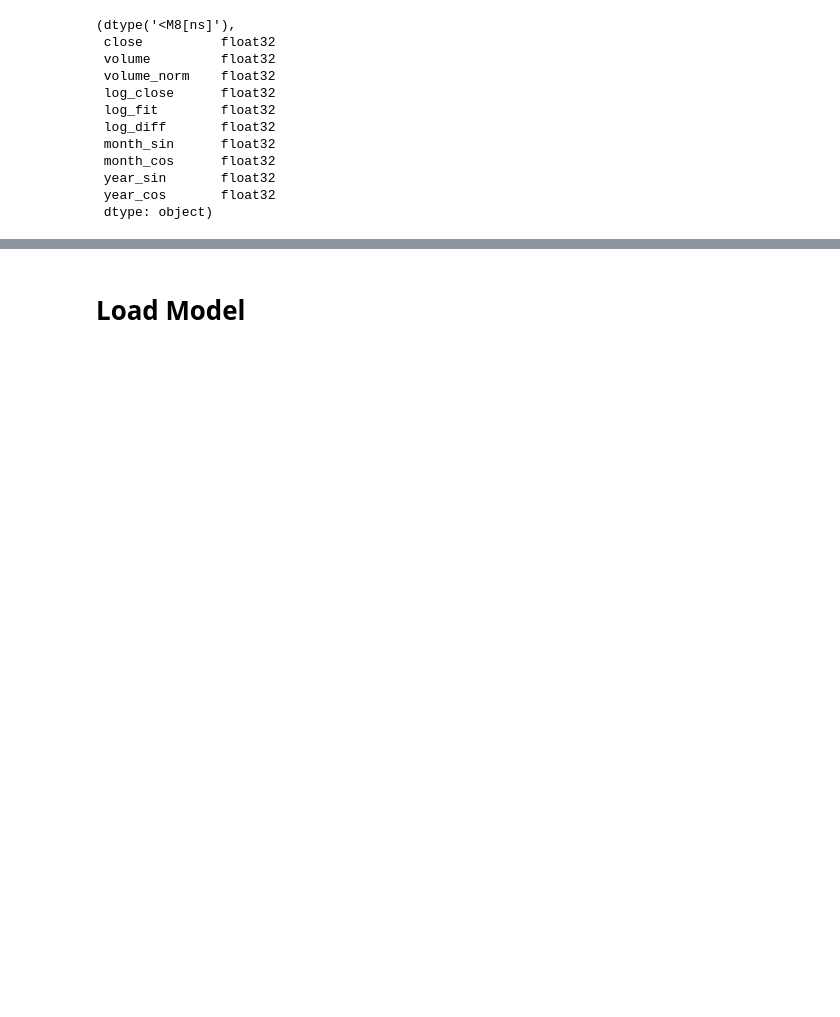
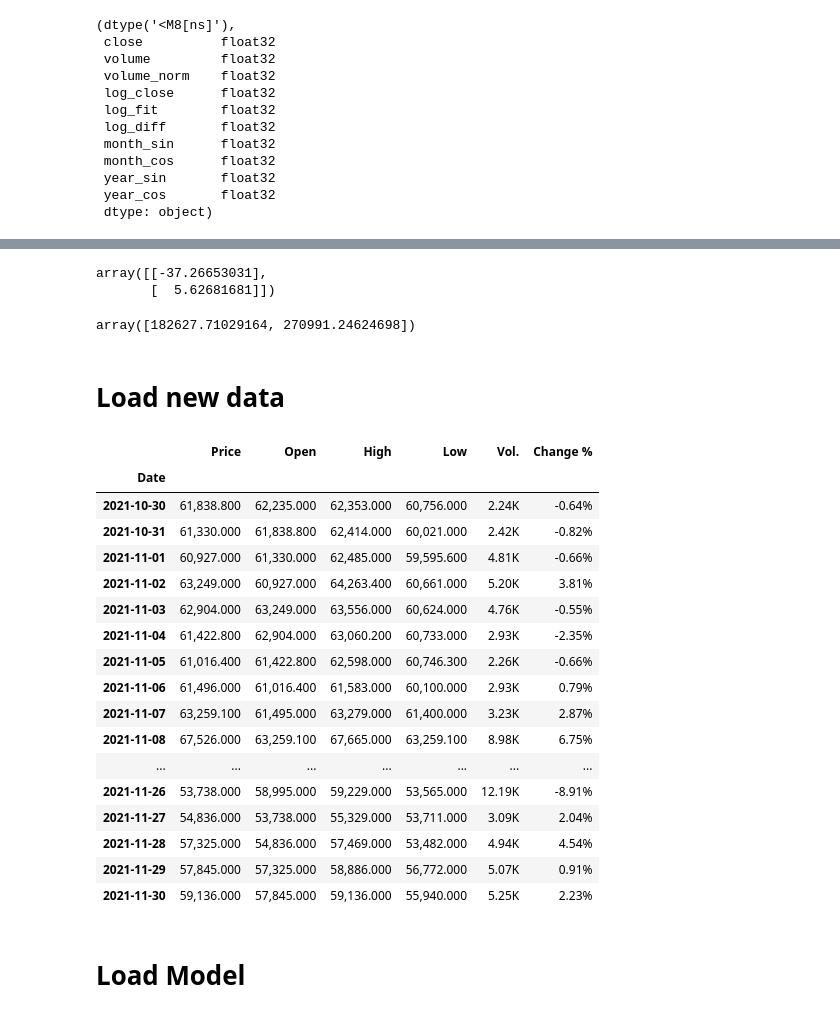
Before and after one commit to FreeLike76/KpiDataScience, a Jupyter notebook: Lab5/ds5_load_forecast.ipynb, the cells around one changed output, grey strips where cells are left out. Saved outputs shown, nothing was run; the diff lists cells and outputs as text; code cells hidden in the pictures; blank space fills up the shorter version.

```diff
--- a/Lab5/ds5_load_forecast.ipynb
+++ b/Lab5/ds5_load_forecast.ipynb
@@ -59,0 +61,11 @@ features = ["volume_norm", "log_diff", "month_sin", "month_cos", "year_sin", "ye
+# %%
+log_fit_coef = np.load("saved_params/log_fit_coef.npy")
+log_fit_coef
+# %% [output]
+array([[-37.26653031],
+       [  5.62681681]])
+# %%
+vol_mean_std = np.load("saved_params/volume_mean_std.npy")
+vol_mean_std
+# %% [output]
+array([182627.71029164, 270991.24624698])
@@ -60,3 +78,42 @@ features = ["volume_norm", "log_diff", "month_sin", "month_cos", "year_sin", "ye
+# %% [markdown]
+# Load new data
+# %%
+url = "https://www.investing.com/crypto/bitcoin/btc-usd-historical-data"
+
+header = {
+  "User-Agent": "Mozilla/5.0 (X11; Linux x86_64) AppleWebKit/537.36 (KHTML, like Gecko) Chrome/50.0.2661.75 Safari/537.36",
+  "X-Requested-With": "XMLHttpRequest"
+}
+
+r = requests.get(url, headers=header)
+
+dfs = pd.read_html(r.text, attrs = {"id": "curr_table"}, index_col="Date", parse_dates=True)[0]
+# %%
+dfs.sort_index(inplace=True)
+
+if dfs.index[-1] > df.index[-1]:
+    dfs = dfs[df.index[-1]:]
+
+dfs
+# %% [output]
+|  | Price | Open | High | Low | Vol. | Change % |
+| Date |  |  |  |  |  |  |
+| 2021-10-30 | 61,838.800 | 62,235.000 | 62,353.000 | 60,756.000 | 2.24K | -0.64% |
+| 2021-10-31 | 61,330.000 | 61,838.800 | 62,414.000 | 60,021.000 | 2.42K | -0.82% |
+| 2021-11-01 | 60,927.000 | 61,330.000 | 62,485.000 | 59,595.600 | 4.81K | -0.66% |
+| 2021-11-02 | 63,249.000 | 60,927.000 | 64,263.400 | 60,661.000 | 5.20K | 3.81% |
+| 2021-11-03 | 62,904.000 | 63,249.000 | 63,556.000 | 60,624.000 | 4.76K | -0.55% |
+| 2021-11-04 | 61,422.800 | 62,904.000 | 63,060.200 | 60,733.000 | 2.93K | -2.35% |
+| 2021-11-05 | 61,016.400 | 61,422.800 | 62,598.000 | 60,746.300 | 2.26K | -0.66% |
+| 2021-11-06 | 61,496.000 | 61,016.400 | 61,583.000 | 60,100.000 | 2.93K | 0.79% |
+| 2021-11-07 | 63,259.100 | 61,495.000 | 63,279.000 | 61,400.000 | 3.23K | 2.87% |
+| 2021-11-08 | 67,526.000 | 63,259.100 | 67,665.000 | 63,259.100 | 8.98K | 6.75% |
+| ... | ... | ... | ... | ... | ... | ... |
+| 2021-11-26 | 53,738.000 | 58,995.000 | 59,229.000 | 53,565.000 | 12.19K | -8.91% |
+| 2021-11-27 | 54,836.000 | 53,738.000 | 55,329.000 | 53,711.000 | 3.09K | 2.04% |
+| 2021-11-28 | 57,325.000 | 54,836.000 | 57,469.000 | 53,482.000 | 4.94K | 4.54% |
+| 2021-11-29 | 57,845.000 | 57,325.000 | 58,886.000 | 56,772.000 | 5.07K | 0.91% |
+| 2021-11-30 | 59,136.000 | 57,845.000 | 59,136.000 | 55,940.000 | 5.25K | 2.23% |
 # %% [markdown]
 # Load Model
 # %%
```
Also changed, not shown: parts of 7 cells of this notebook, 5 other files.
